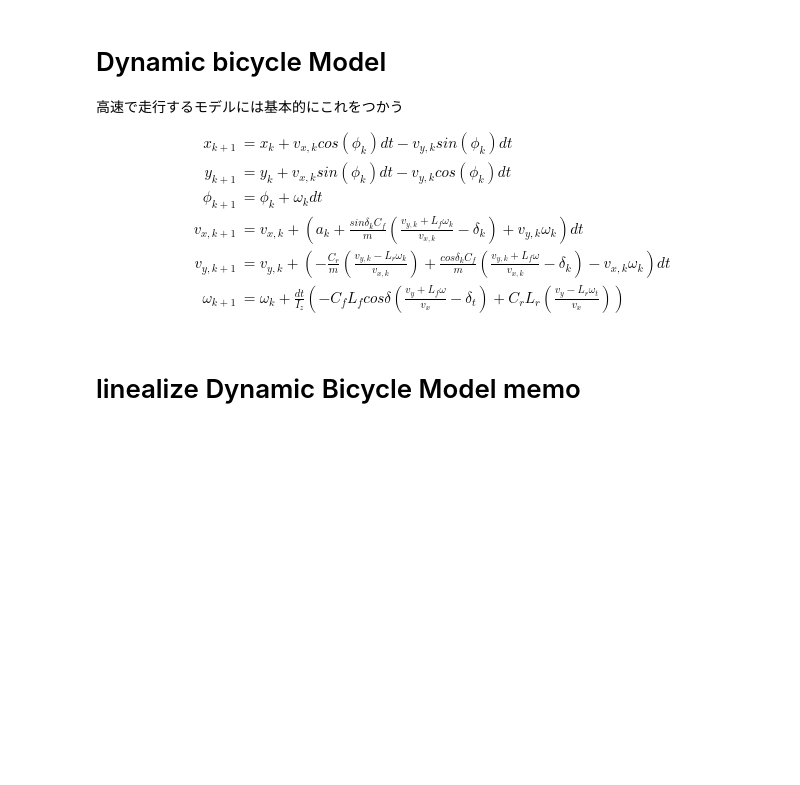
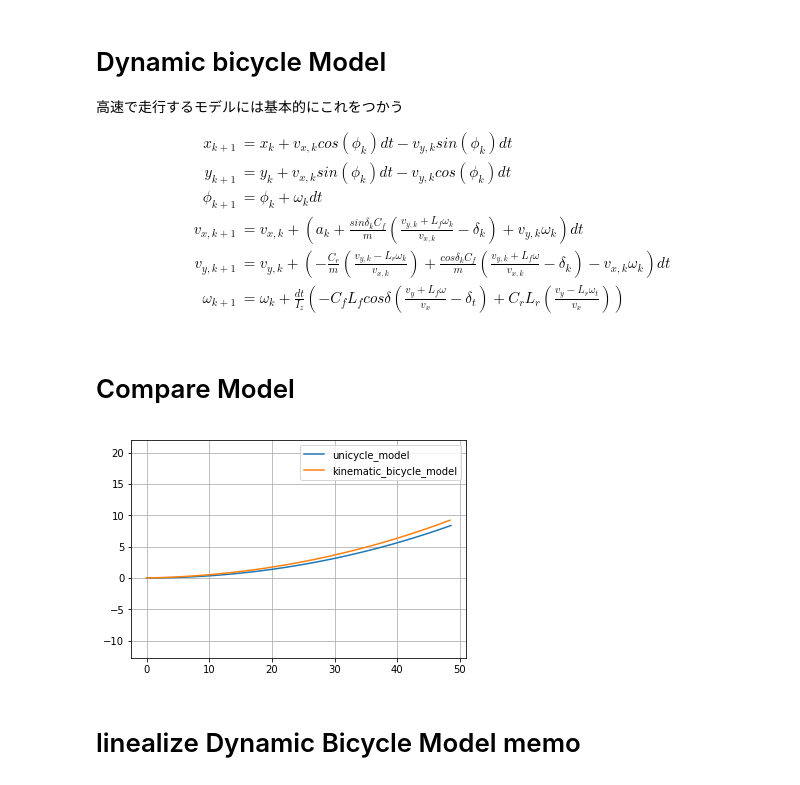
Before and after one commit to AtsushiSakai/PyAdvancedControl, a Jupyter notebook: steer_vehicle_model/vehicle_model_note.ipynb, the cells around one changed output. Saved outputs shown, nothing was run; the diff lists cells and outputs as text; code cells hidden in the pictures; blank space fills up the shorter version.

```diff
--- a/steer_vehicle_model/vehicle_model_note.ipynb
+++ b/steer_vehicle_model/vehicle_model_note.ipynb
@@ -37,6 +37,53 @@ v_{x,k+1} &= v_{x,k} + (a_k+\frac{sin\delta_k C_f}{m}(\frac{v_{y,k}+L_f\omega_k}
 v_{y,k+1} &= v_{y,k} + (-\frac{C_r}{m}(\frac{v_{y,k}-L_r\omega_k}{v_{x,k}})+\frac{cos\delta_k C_f}{m}(\frac{v_{y,k}+L_f\omega}{v_{x,k}}-\delta_k)-v_{x,k}\omega_k)dt\\
 \omega_{k+1} &= \omega_{k} + \frac{dt}{I_z}(-C_fL_fcos\delta(\frac{v_y+L_f\omega}{v_x}-\delta_t)+C_rL_r(\frac{v_y-L_r\omega_t}{v_x}))
 \end{align}
+# %% [markdown]
+# Compare Model
+# %%
+%matplotlib inline
+
+import matplotlib.pyplot as plt
+import numpy as np
+import unicycle_model
+import kinematic_bicycle_model
+import math
+
+T = 100
+a = [1.0] * T
+delta = [math.radians(2.0)] * T
+
+state = unicycle_model.State()
+kstate = kinematic_bicycle_model.State()
+
+ux,uy,uyaw,uv, = [],[],[],[]
+kx,ky,kyaw,kv, kbeta= [],[],[],[],[]
+time = []
+t = 0.0
+
+for (ai, di) in zip(a, delta):
+    t = t + unicycle_model.dt
+    state = unicycle_model.update(state, ai, di)
+    ux.append(state.x)
+    uy.append(state.y)
+    uyaw.append(state.yaw)
+    uv.append(state.v)
+    #beta.append(state.beta)
+    time.append(t)
+
+    kstate = kinematic_bicycle_model.update(kstate, ai, di)
+    kx.append(kstate.x)
+    ky.append(kstate.y)
+    kyaw.append(kstate.yaw)
+    kv.append(kstate.v)
+    kbeta.append(kstate.beta)
+# %%
+plt.plot(ux,uy,label="unicycle_model")
+plt.plot(kx,ky,label="kinematic_bicycle_model")
+plt.axis("equal")
+plt.legend()
+plt.grid(True)
+# %% [output]
+[figure, added]
 # %% [markdown]
 # linealize Dynamic Bicycle Model memo
 # %%
```
Also changed, not shown: parts of 1 cell of this notebook.
